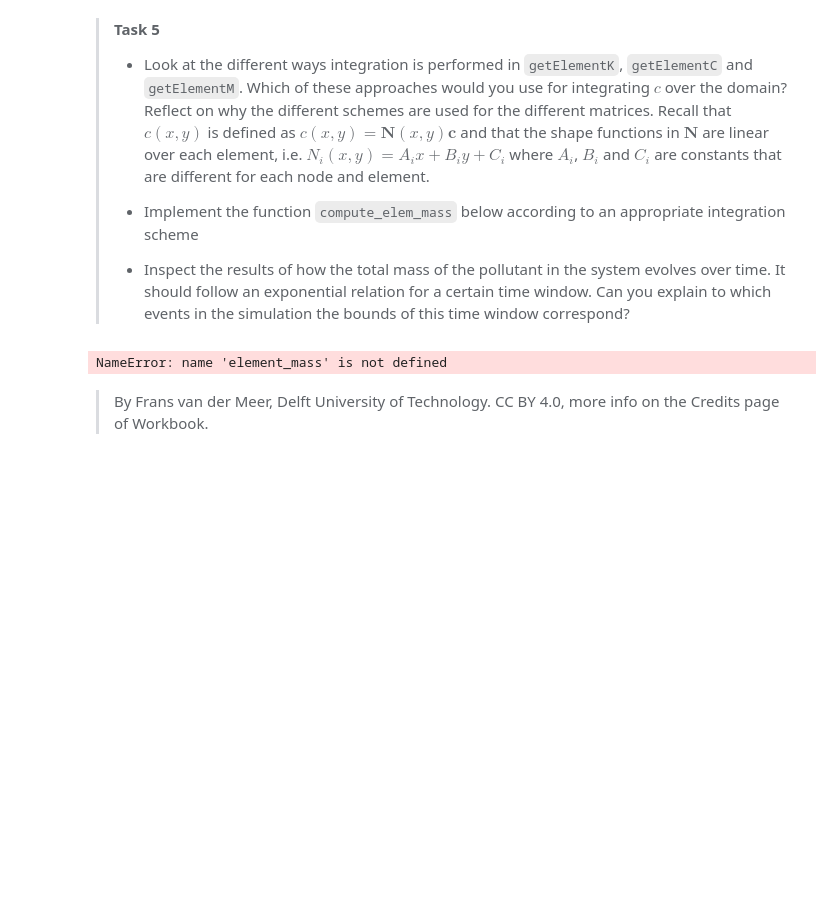
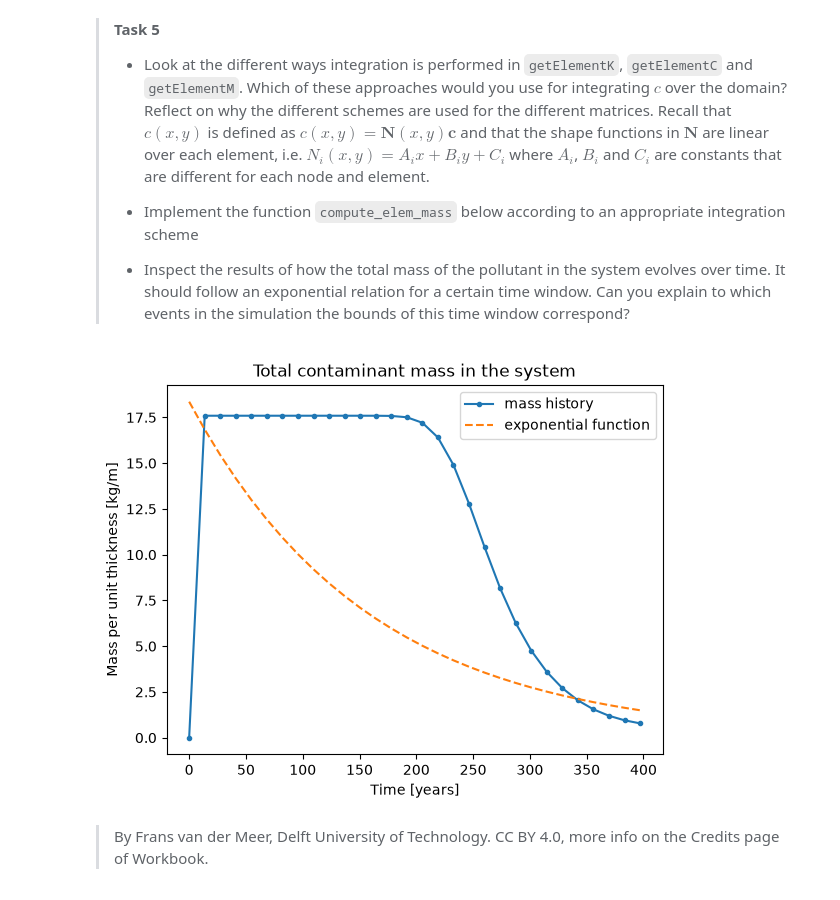
Before and after one commit to JelteZijp/Group-Assignment-2.2, a Jupyter notebook: contamination.ipynb, the cells around one changed output. Cells and saved outputs as stored; diff of their text form; code cells hidden in the pictures; blank space fills up the shorter version.

```diff
--- a/contamination.ipynb
+++ b/contamination.ipynb
@@ -371,6 +371,13 @@ In the function, there are routines for integration of stiffness matrices. Diffe
 # inputs: node coordinates (n1, n2, n3) concentration vector at those nodes (element_c)
 # output: mass integrated over the element
 def compute_elem_mass(n1, n2, n3, element_c):
+    element_area = get_area(n1, n2, n3)
+
+    # c is linear on a T3 element, so integrating at the centroid is exact:
+    # N(centroid) = [1/3, 1/3, 1/3]
+    centroid = (n1 + n2 + n3) / 3
+    N_centroid = evaluate_N_matrix(centroid, n1, n2, n3)
+    element_mass = element_area * (N_centroid @ element_c).item()
 
     return element_mass
 
@@ -380,33 +387,33 @@ def compute_total_mass(concentration, connectivity, nodes):
     for elnodes in connectivity:
         mass += compute_elem_mass(nodes[elnodes[0]], nodes[elnodes[1]], nodes[elnodes[2]], concentration[elnodes])
     return mass
 
 # function to compute the total mass in the system over time
 def compute_mass_evolution(concentrations, connectivity, nodes):
     total_mass = []
     i = 0
     for concentration in concentrations:
         total_mass.append ( compute_total_mass( concentration, connectivity, nodes) )
         i+=1
     return total_mass
 
 skip = 100
 dt_days = 50
 ts = dt_days / 365.25 * np.arange(0,len(concentrations))
 ts_jump = ts[0:-1:skip]
 mass_history = compute_mass_evolution(concentrations[0:-1:skip], connectivity, nodes)
 
 qtotal = 5000 * 24 * 60 * 60 * 2e-9 * 40.7 / 2
 exponential = qtotal*np.exp(-2e-10*(ts_jump*24*60*60*365.25-2500*24*60*60))
 
 plt.plot(ts_jump, mass_history, '.-', label='mass history')
 plt.plot(ts_jump, exponential, '--', label='exponential function')
 plt.ylabel('Mass per unit thickness [kg/m]')
 plt.xlabel('Time [years]')
 plt.title('Total contaminant mass in the system')
 plt.legend()
 plt.show()
 # %% [output]
-NameError: name 'element_mass' is not defined
+[figure, added]
 # %% [markdown]
 > By Frans van der Meer, Delft University of Technology. CC BY 4.0, more info on the Credits page of Workbook.
```
Also changed, not shown: parts of 3 cells of this notebook.
